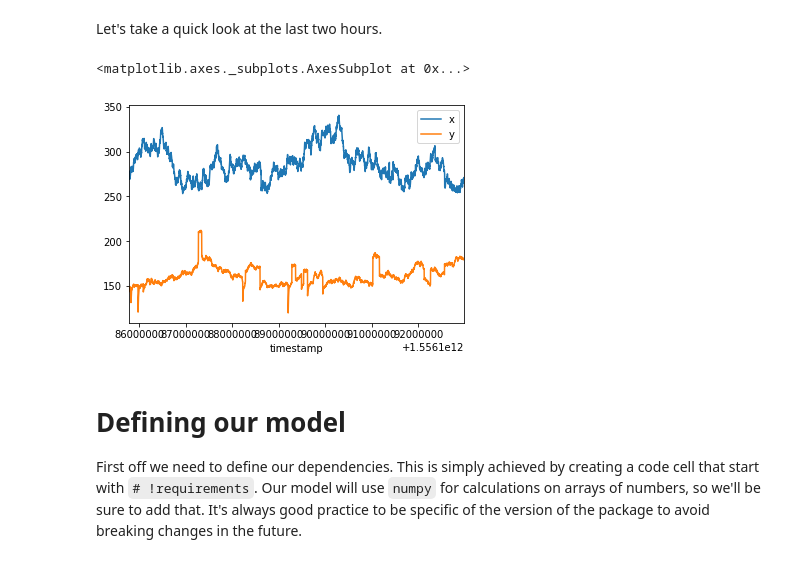
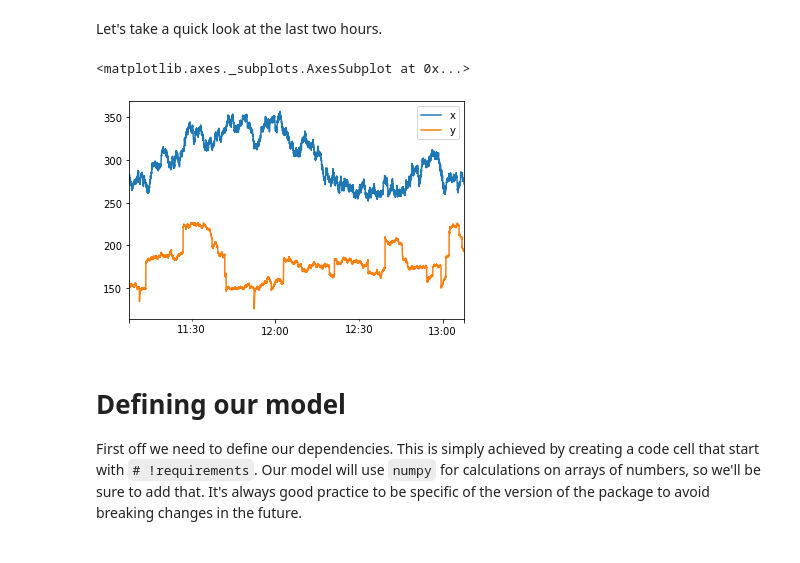
Before and after one commit to cognitedata/cognite-python-docs, a Jupyter notebook: examples/model_hosting/notebook/simple_scheduled_calculation/SimpleScheduledCalculation.ipynb, the cells around one changed output. Saved outputs shown, nothing was run; the diff lists cells and outputs as text; code cells hidden in the pictures.

```diff
--- a/examples/model_hosting/notebook/simple_scheduled_calculation/SimpleScheduledCalculation.ipynb
+++ b/examples/model_hosting/notebook/simple_scheduled_calculation/SimpleScheduledCalculation.ipynb
@@ -14,38 +14,38 @@ You can use your own data or you can generate some fake data by running the `gen
 # The ids of the time series we will use
 # NOTE: USE YOUR OWN TIME SERIES OR THOSE YOU GET FROM generate_data.py
 ts_ids = {
-    'x': 5897748319132384,
-    'y': 573446983463473,
-    'mean_x_y': 3239786335120421,
+    'x': 3141055735716788,
+    'y': 2959476515512874,
+    'mean_x_y': 6517783964008796,
 }
 # %% [markdown]
 Let's take a quick look at the last two hours.
 # %%
 from cognite.model_hosting.data_fetcher import DataFetcher
 from cognite.model_hosting.data_spec import DataSpec, TimeSeriesSpec
 
 example_data_spec = DataSpec(time_series={
     "x": TimeSeriesSpec(
         id=ts_ids["x"],
         start="2h-ago",
         end="now",
         aggregate="interpolation",
         granularity="1s"
     ),
     "y": TimeSeriesSpec(
         id=ts_ids["y"],
         start="2h-ago",
         end="now",
         aggregate="interpolation",
         granularity="1s"
     ),
 })
 
 %matplotlib inline
-DataFetcher(example_data_spec).time_series.fetch_dataframe(["x", "y"]).plot(x="timestamp")
+DataFetcher(example_data_spec).time_series.fetch_dataframe(["x", "y"]).plot()
 # %% [output]
 <matplotlib.axes._subplots.AxesSubplot at 0x...>
-[figure, old version]
+[figure, new version]
 # %% [markdown]
 # Defining our model
 
```
Also changed, not shown: parts of 12 cells of this notebook, 1 other file.
